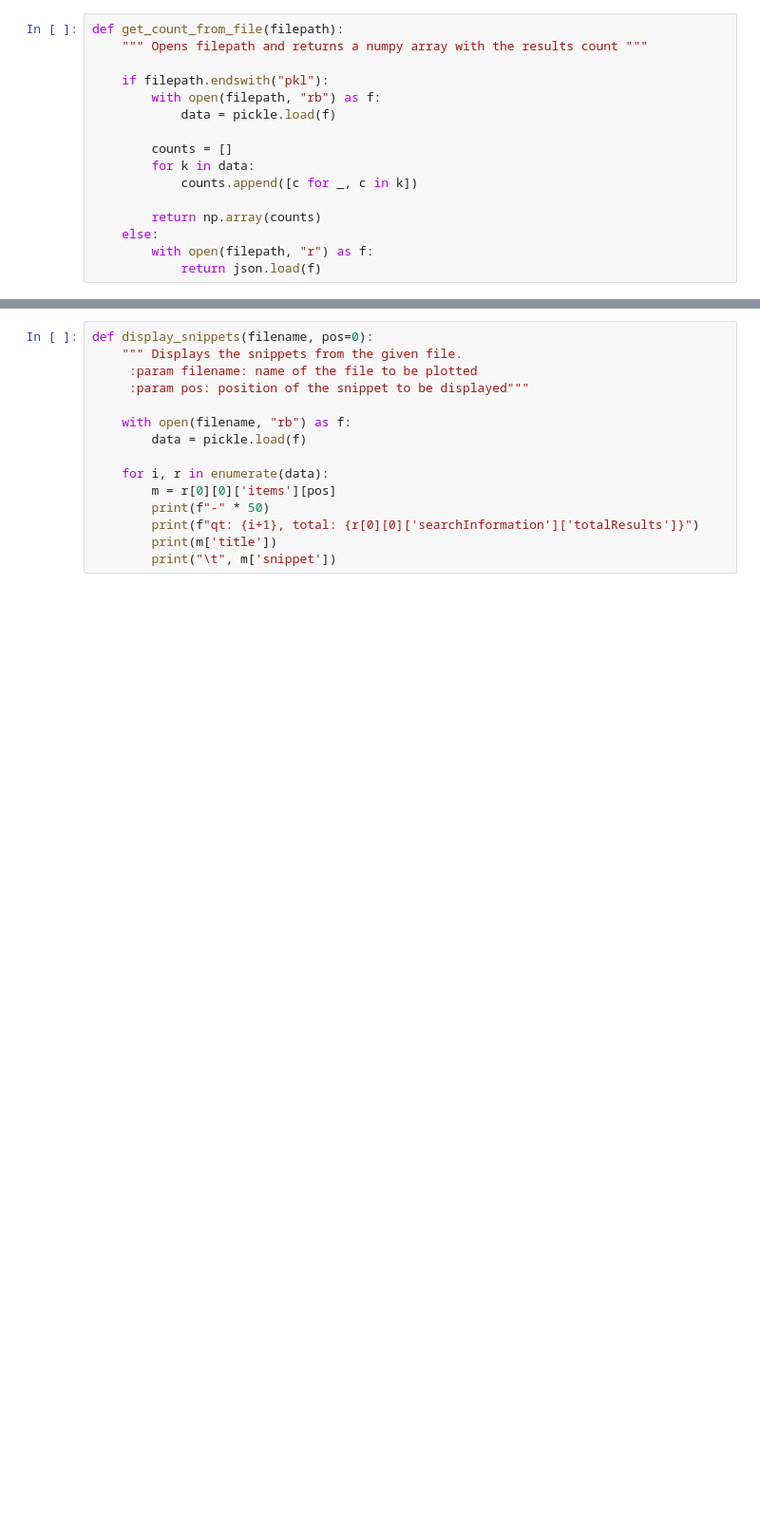
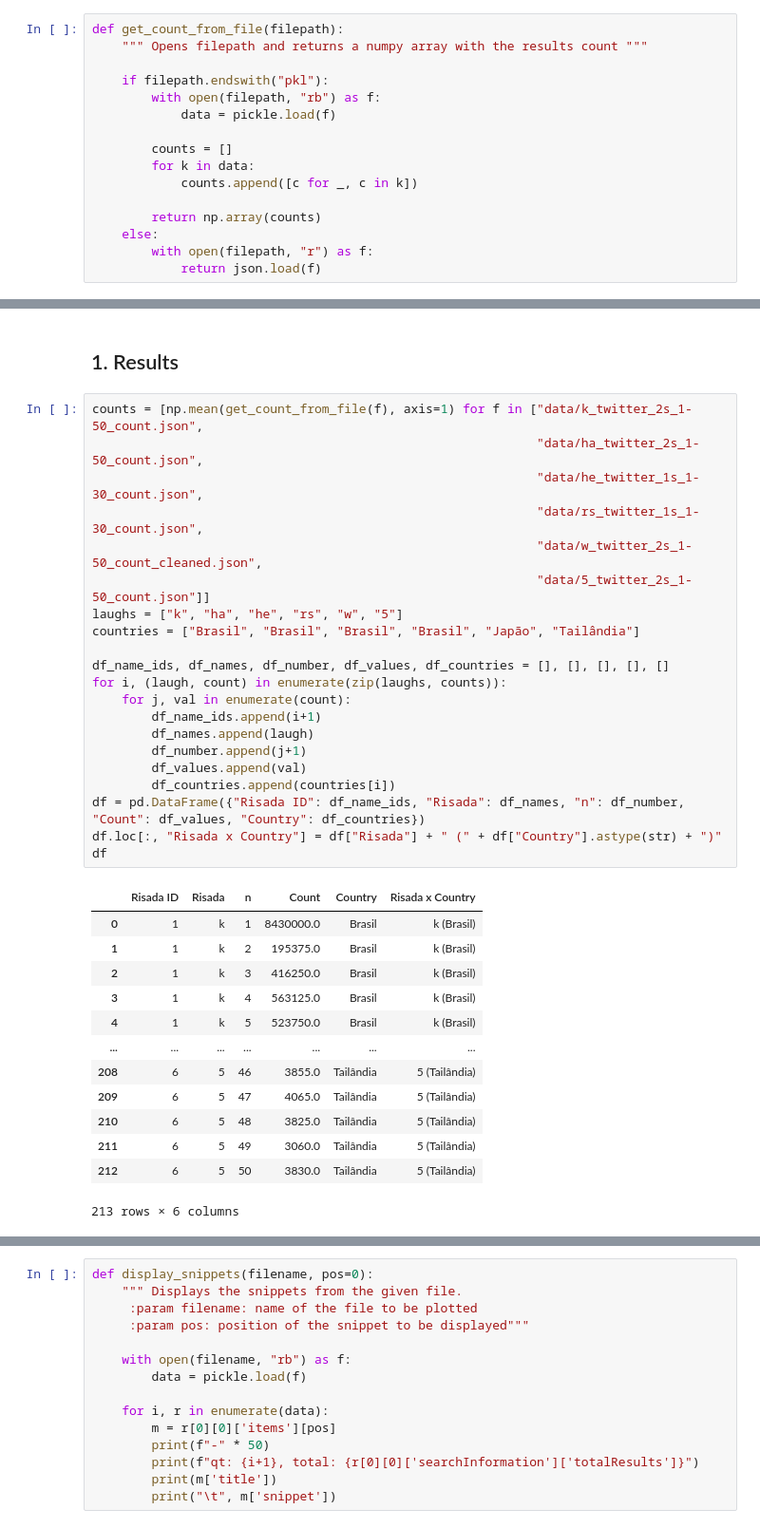
Before and after one commit to vgarciasc/kkkk_dist, a Jupyter notebook: process_data.ipynb, the cells around one changed output, grey strips where cells are left out. Shown: that part at 95% size. Saved outputs shown, nothing was run; the diff lists cells and outputs as text; blank space fills up the shorter version.

```diff
--- a/process_data.ipynb
+++ b/process_data.ipynb
@@ -79,3 +81,40 @@ def plot_logscale_results(counts, ignore_first_ks=0):
     plt.xscale("log")
     plt.legend()
     plt.tight_layout()
+# %% [markdown]
+## 1. Results
+# %%
+counts = [np.mean(get_count_from_file(f), axis=1) for f in ["data/k_twitter_2s_1-50_count.json",
+                                                            "data/ha_twitter_2s_1-50_count.json",
+                                                            "data/he_twitter_1s_1-30_count.json",
+                                                            "data/rs_twitter_1s_1-30_count.json",
+                                                            "data/w_twitter_2s_1-50_count_cleaned.json",
+                                                            "data/5_twitter_2s_1-50_count.json"]]
+laughs = ["k", "ha", "he", "rs", "w", "5"]
+countries = ["Brasil", "Brasil", "Brasil", "Brasil", "Japão", "Tailândia"]
+
+df_name_ids, df_names, df_number, df_values, df_countries = [], [], [], [], []
+for i, (laugh, count) in enumerate(zip(laughs, counts)):
+    for j, val in enumerate(count):
+        df_name_ids.append(i+1)
+        df_names.append(laugh)
+        df_number.append(j+1)
+        df_values.append(val)
+        df_countries.append(countries[i])
+df = pd.DataFrame({"Risada ID": df_name_ids, "Risada": df_names, "n": df_number, "Count": df_values, "Country": df_countries})
+df.loc[:, "Risada x Country"] = df["Risada"] + " (" + df["Country"].astype(str) + ")"
+df
+# %% [output]
+|  | Risada ID | Risada | n | Count | Country | Risada x Country |
+| 0 | 1 | k | 1 | 8430000.0 | Brasil | k (Brasil) |
+| 1 | 1 | k | 2 | 195375.0 | Brasil | k (Brasil) |
+| 2 | 1 | k | 3 | 416250.0 | Brasil | k (Brasil) |
+| 3 | 1 | k | 4 | 563125.0 | Brasil | k (Brasil) |
+| 4 | 1 | k | 5 | 523750.0 | Brasil | k (Brasil) |
+| ... | ... | ... | ... | ... | ... | ... |
+| 208 | 6 | 5 | 46 | 3855.0 | Tailândia | 5 (Tailândia) |
+| 209 | 6 | 5 | 47 | 4065.0 | Tailândia | 5 (Tailândia) |
+| 210 | 6 | 5 | 48 | 3825.0 | Tailândia | 5 (Tailândia) |
+| 211 | 6 | 5 | 49 | 3060.0 | Tailândia | 5 (Tailândia) |
+| 212 | 6 | 5 | 50 | 3830.0 | Tailândia | 5 (Tailândia) |
+213 rows × 6 columns
```
Also changed, not shown: parts of 21 cells of this notebook.
